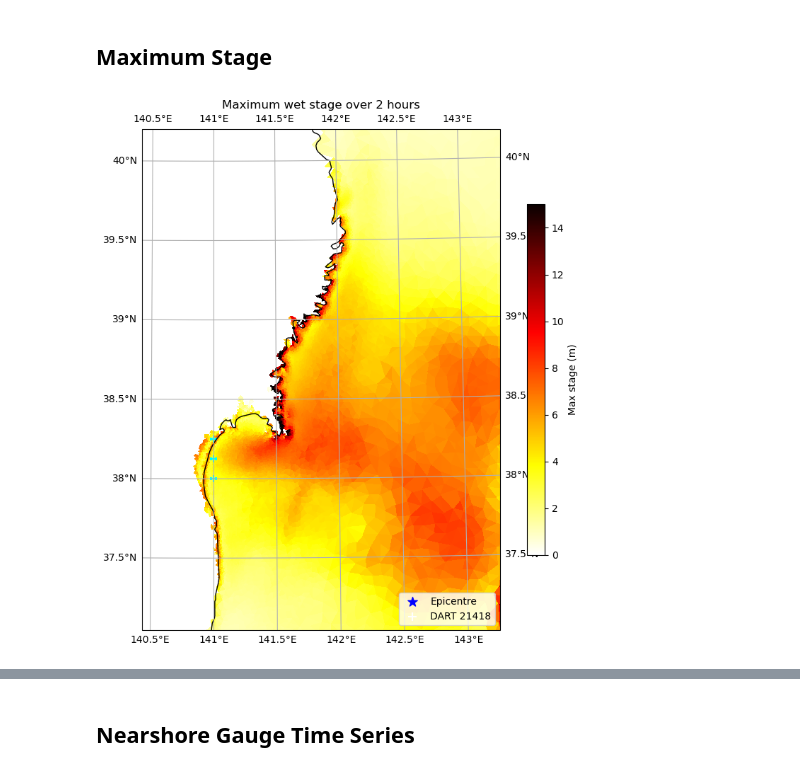
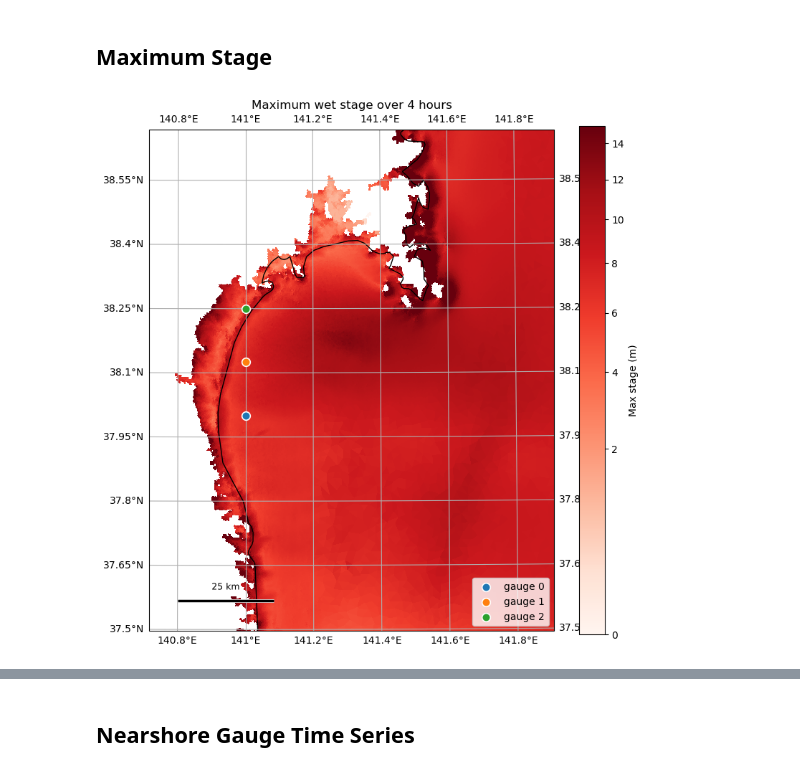
Before and after one commit to stoiver/Tohoku, a Jupyter notebook: notebook_tohoku_open_elevation.ipynb, the cells around one changed output, grey strips where cells are left out. Cells and saved outputs as stored; diff of their text form; code cells hidden in the pictures.

```diff
--- a/notebook_tohoku_open_elevation.ipynb
+++ b/notebook_tohoku_open_elevation.ipynb
@@ -111,6 +131,7 @@ domain = anuga.create_domain_from_regions(
 
 domain.set_epsg(32654)  # WGS 84 / UTM zone 54N
 domain.set_collect_max_quantities()
+domain.set_omp_num_threads(12)   # OpenMP is process-wide, not per-domain
 
 xll = domain.geo_reference.xllcorner
 yll = domain.geo_reference.yllcorner
@@ -291,13 +400,13 @@ dplotter = anuga.Domain_plotter(domain, absolute=True)
 
 t0 = time.time()
 
-for t in domain.evolve(yieldstep=2 * min_, finaltime=2.0 * hour_):
+for t in domain.evolve(yieldstep=2 * min_, finaltime=4.0 * hour_):
     gauge_time.append(t)
     stage_21418.append(dplotter.stage[tid_21418])
     for k in [0, 1, 2]:
         stage_coast[k].append(dplotter.stage[tid[k]])
 
-    speed_21418.append(dplotter.stage[tid_21418])
+    speed_21418.append(dplotter.speed[tid_21418])
     for k in [0, 1, 2]:
         speed_coast[k].append(dplotter.speed[tid[k]])
 
@@ -328,28 +437,34 @@ Simulation took 19.8 s
 # %% [markdown]
 ## Maximum Stage
 # %%
+from matplotlib.colors import PowerNorm
+
 max_depth = max_collector.max_depth
 max_stage = max_collector.max_stage
 wet_max_stage = np.where(max_depth >= 0.01, max_stage, np.nan)
 
 fig, ax = plt.subplots(figsize=(8, 8), subplot_kw={'projection': ccrs.UTM(zone=54)})
 
+# Square-root norm: keeps the ~20 m runup peaks unsaturated while retaining
+# contrast in the 2-8 m offshore range.
 img = ax.tripcolor(dplotter.triang, facecolors=wet_max_stage,
-                   cmap='hot_r', vmin=0, vmax=15)
+                   cmap='Reds', norm=PowerNorm(gamma=0.5, vmin=0, vmax=15))
 
-ax.scatter(x0, y0, marker='*', color='b', s=100, transform=ccrs.UTM(zone=54), label='Epicentre')
-ax.scatter(gauges[21418].east, gauges[21418].north, marker='+', color='w', s=80,
-           transform=ccrs.UTM(zone=54), label='DART 21418')
+#ax.scatter(x0, y0, marker='*', color='b', s=100, transform=ccrs.UTM(zone=54), label='Epicentre')
+#ax.scatter(gauges[21418].east, gauges[21418].north, marker='+', color='w', s=80,
+#           transform=ccrs.UTM(zone=54), label='DART 21418')
 for k in [0, 1, 2]:
-    ax.scatter(gauges[k].east, gauges[k].north, marker='+', color='cyan', s=60,
-               transform=ccrs.UTM(zone=54))
+    ax.scatter(gauges[k].east, gauges[k].north, marker='o', s=70,
+               edgecolor='w', linewidth=1.2, zorder=5,
+               transform=ccrs.UTM(zone=54), label=f'gauge {k}')
 
-ax.set_extent([450000, 700000, 4100000, 4450000], crs=ccrs.UTM(zone=54))
+ax.set_extent(closeup_extent, crs=ccrs.UTM(zone=54))   # red box on the locality map
 ax.gridlines(draw_labels=True)
 ax.coastlines(resolution='10m')
+add_scalebar(ax, length_km=25)
 ax.legend(loc='lower right')
-plt.colorbar(img, ax=ax, shrink=0.7, label='Max stage (m)')
-plt.title('Maximum wet stage over 2 hours')
+plt.colorbar(img, ax=ax, shrink=1.0, label='Max stage (m)')
+plt.title('Maximum wet stage over 4 hours')
 plt.tight_layout()
 # %% [output]
-[figure, old version]
+[figure, new version]
```
Also changed, not shown: parts of 18 cells of this notebook, 1 other file.
